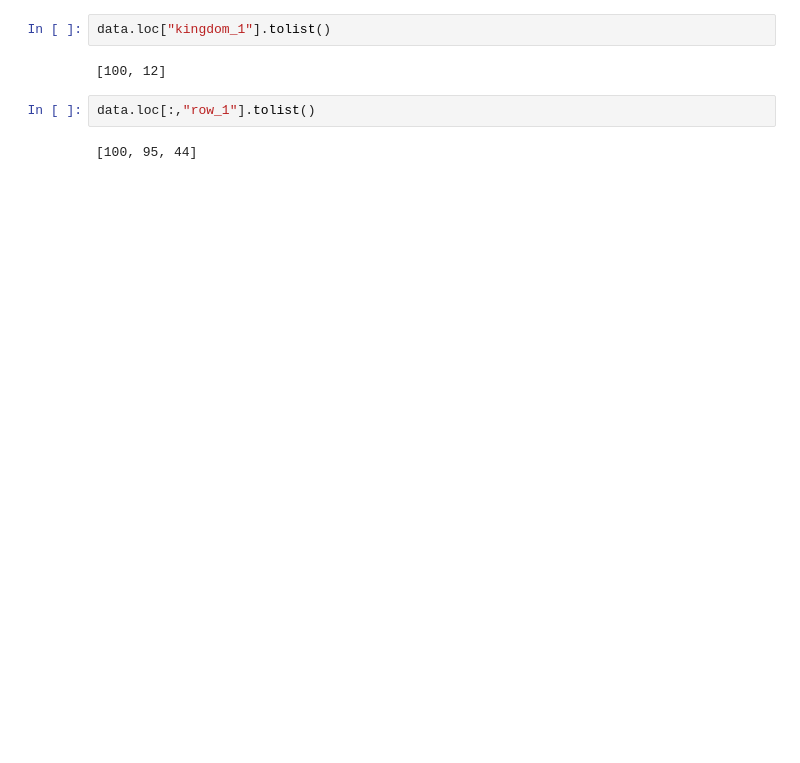
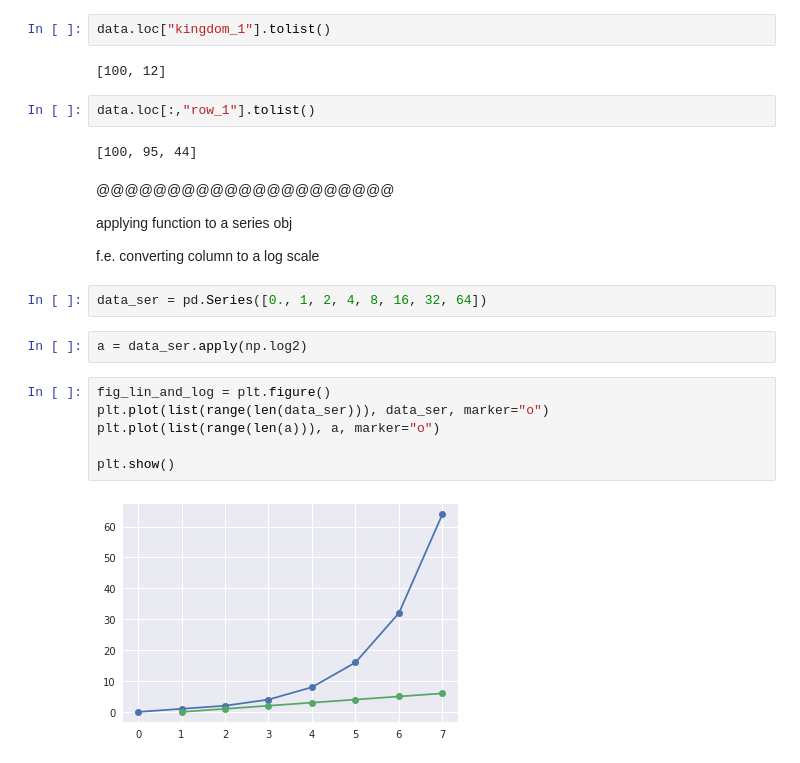
Before and after one commit to babinyurii/cheet_sheets, a Jupyter notebook: pandas_cheet_sheet.ipynb, the cells around one changed output. Saved outputs shown, nothing was run; the diff lists cells and outputs as text; blank space fills up the shorter version.

```diff
--- a/pandas_cheet_sheet.ipynb
+++ b/pandas_cheet_sheet.ipynb
@@ -106,3 +116,21 @@ data.loc["kingdom_1"].tolist()
 data.loc[:,"row_1"].tolist()
 # %% [output]
 [100, 95, 44]
+# %% [markdown]
+@@@@@@@@@@@@@@@@@@@@@
+
+applying function to a series obj
+
+f.e. converting column to a log scale
+# %%
+data_ser = pd.Series([0., 1, 2, 4, 8, 16, 32, 64])
+# %%
+a = data_ser.apply(np.log2)
+# %%
+fig_lin_and_log = plt.figure()
+plt.plot(list(range(len(data_ser))), data_ser, marker="o")
+plt.plot(list(range(len(a))), a, marker="o")
+
+plt.show()
+# %% [output]
+[figure, added]
```
Also changed, not shown: parts of 20 cells of this notebook, 1 other file.
